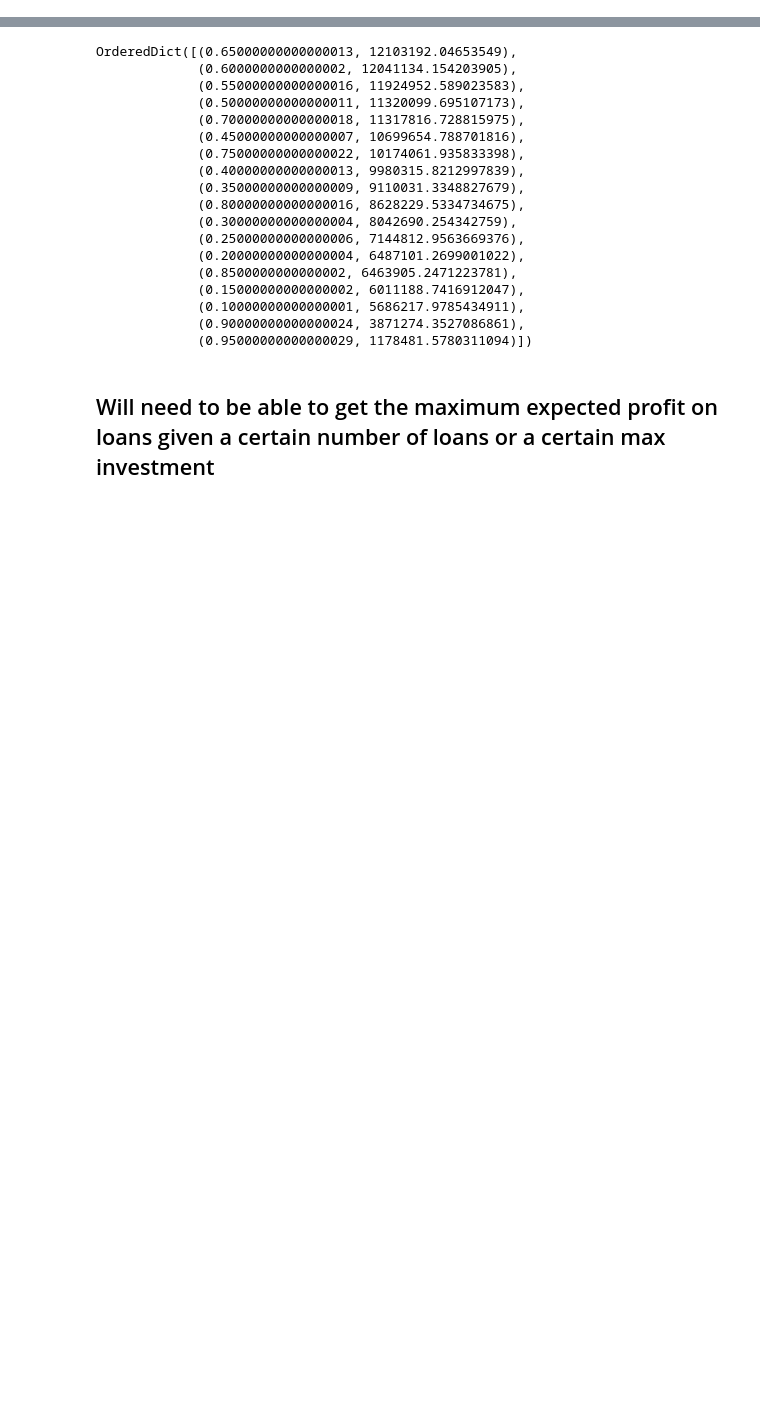
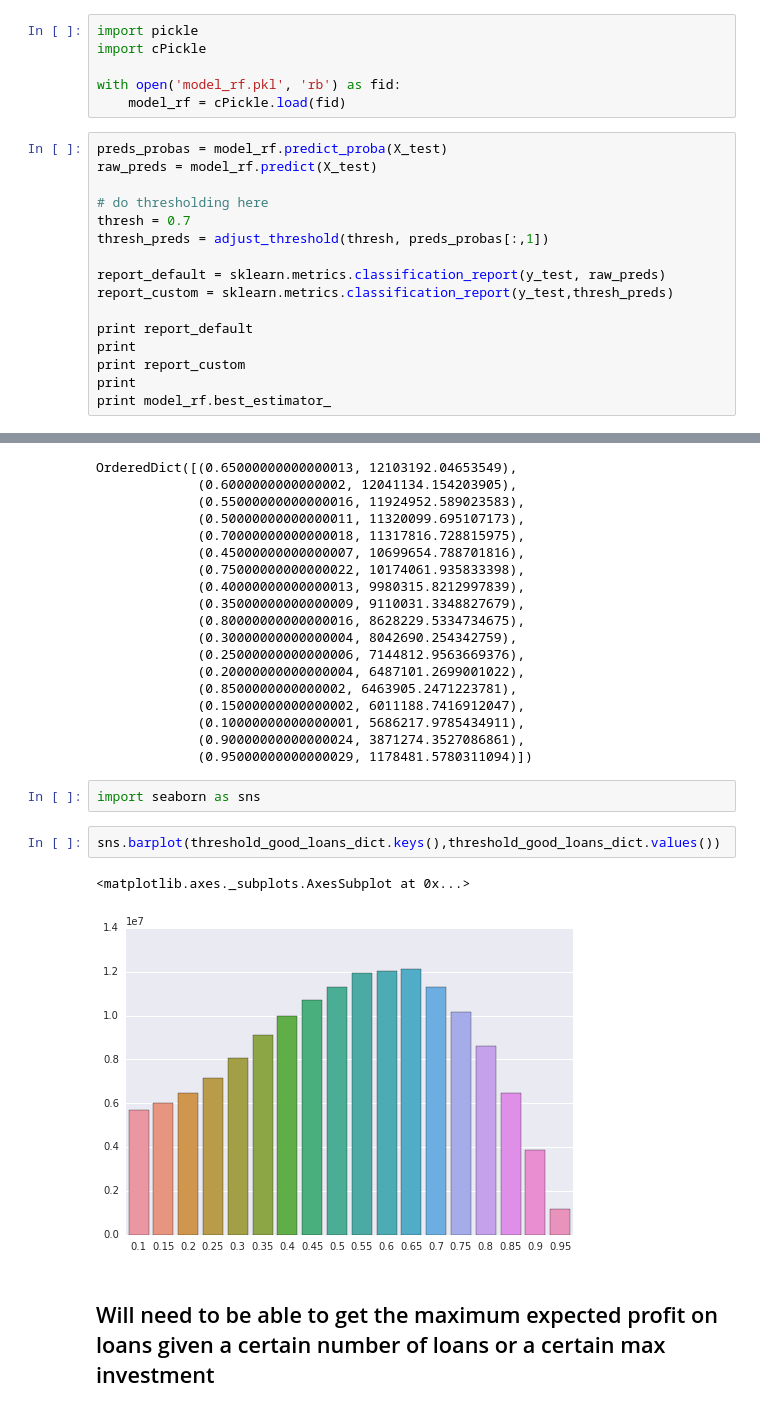
Before and after one commit to wccosby/Project_mcnulty, a Jupyter notebook: modeling.ipynb, the cells around one changed output, grey strips where cells are left out. Cells and saved outputs as stored; diff of their text form; blank space fills up the shorter version.

Commit message:
new modeling and feature consolidation

```diff
--- a/modeling.ipynb
+++ b/modeling.ipynb
@@ -197,0 +210,22 @@ with open('model_rf.pkl', 'wb') as output:
+# %%
+import pickle
+import cPickle
+
+with open('model_rf.pkl', 'rb') as fid:
+    model_rf = cPickle.load(fid)
+# %%
+preds_probas = model_rf.predict_proba(X_test)
+raw_preds = model_rf.predict(X_test)
+
+# do thresholding here
+thresh = 0.7
+thresh_preds = adjust_threshold(thresh, preds_probas[:,1])
+
+report_default = sklearn.metrics.classification_report(y_test, raw_preds)
+report_custom = sklearn.metrics.classification_report(y_test,thresh_preds)
+
+print report_default
+print
+print report_custom
+print
+print model_rf.best_estimator_
@@ -256,6 +311,13 @@ OrderedDict([(0.65000000000000013, 12103192.04653549),
              (0.10000000000000001, 5686217.9785434911),
              (0.90000000000000024, 3871274.3527086861),
              (0.95000000000000029, 1178481.5780311094)])
+# %%
+import seaborn as sns
+# %%
+sns.barplot(threshold_good_loans_dict.keys(),threshold_good_loans_dict.values())
+# %% [output]
+<matplotlib.axes._subplots.AxesSubplot at 0x...>
+[figure, added]
 # %% [markdown]
 ## Will need to be able to get the maximum expected profit on loans given a certain number of loans or a certain max investment
 # %% [markdown]
```
Also changed, not shown: parts of 5 cells of this notebook.
